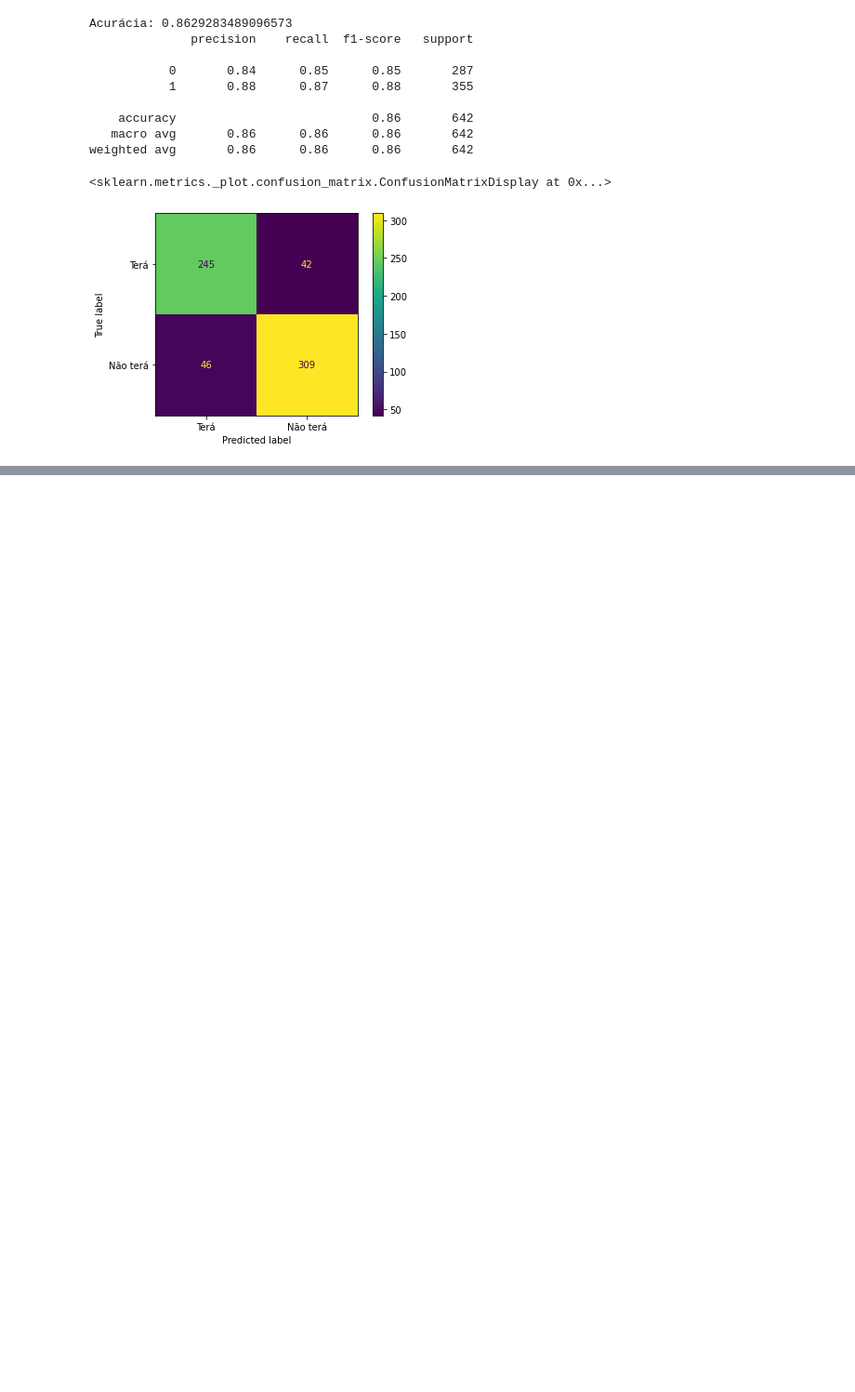
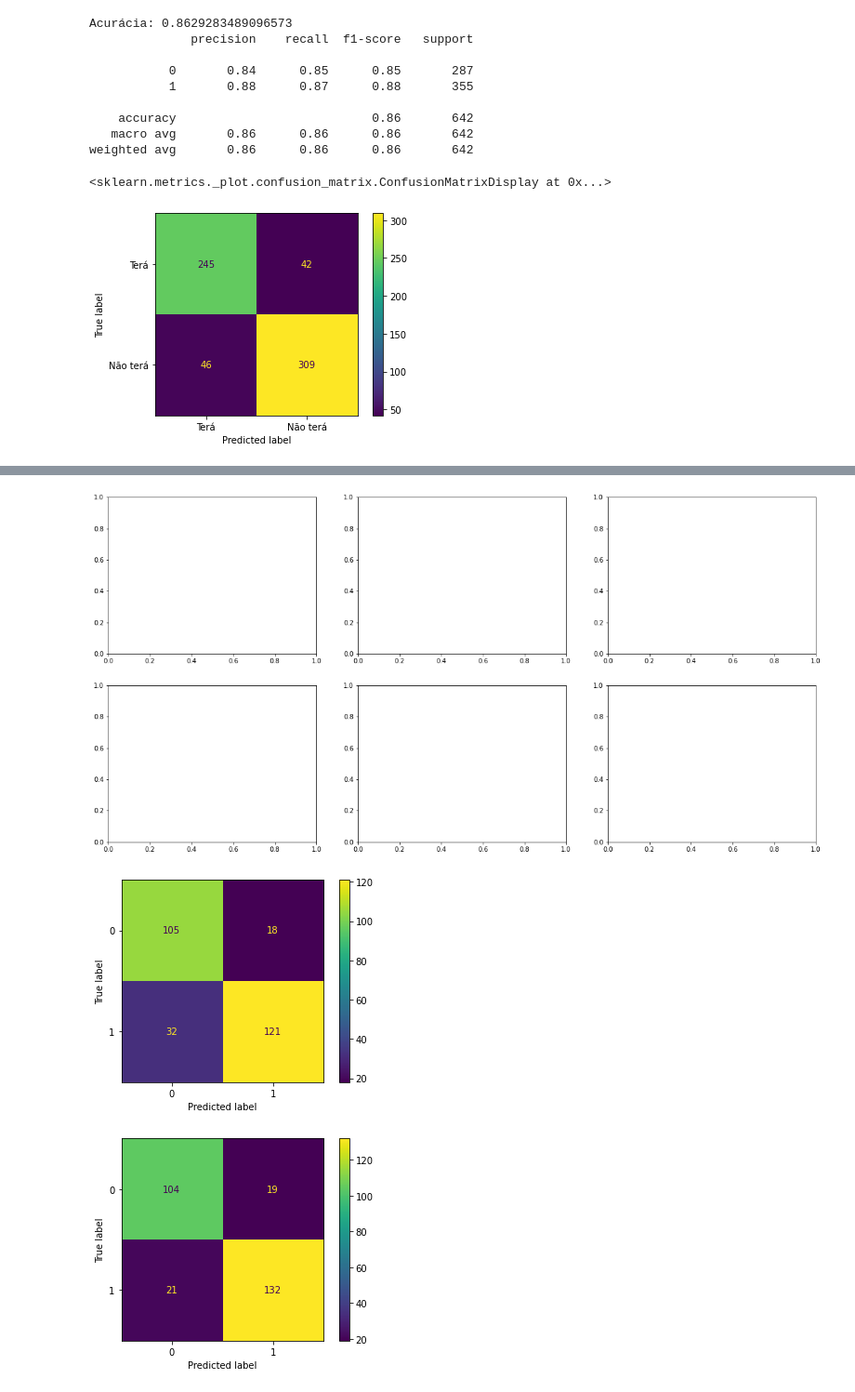
Before and after one commit to patrickpiccini/heart-failure-prediction, a Jupyter notebook: heart_failure_prediction.ipynb, the cells around one changed output, grey strips where cells are left out. Shown at 93% size. Drawn from its saved outputs; the diff is of its cells as text; code cells hidden in the pictures; blank space fills up the shorter version.

```diff
--- a/heart_failure_prediction.ipynb
+++ b/heart_failure_prediction.ipynb
@@ -452,0 +440,22 @@ A escolha da validação cruzada correta depende do conjunto de dados com o qual
+# %%
+classifiers = {'Arvore': DecisionTreeClassifier(random_state=0, max_depth=4),
+               'Rando Forest': RandomForestClassifier(max_depth= 5, random_state = SEED),
+               'Naive Bayes': GaussianNB(),
+               'Regressão Logistica': LogisticRegression(max_iter = 1000 ,random_state = 0),
+               'Gaussian': GaussianNB()
+              }
+# %%
+for c in X_train.columns:
+    if X_train[c].dtype == "object":
+        X_train[c] = X_train[c].astype('category')
+        X_train[c] = X_train[c].cat.codes
+# %%
+for clf in classifiers.items():
+    clf[1].fit(X_train, y_train)
+    preds = clf[1].predict(X_test)
+    score = accuracy_score(preds, y_test)
+    print(f'\n------{clf[0]}------')
+    print("Acurácia:",accuracy_score(y_test, preds))
+    print("Precisão:",precision_score(y_test, preds))
+    print("Recall:",recall_score(y_test, preds))
+    print("F1:",f1_score(y_test, preds))
@@ -452,0 +480,19 @@ A escolha da validação cruzada correta depende do conjunto de dados com o qual
+# %%
+preds = []
+clf_trained = []
+for clf in classifiers.items():
+    clf_atual = clf[1].fit(X_train, y_train)
+    clf_trained.append(clf_atual)
+
+    pred_atual=clf[1].predict(X_test)
+    preds.append(pred_atual)
+# %%
+fig, axes = plt.subplots(2, 3, figsize=(20, 10))
+for i in range(len(classifiers)):
+    cm = confusion_matrix(y_test, preds[i], labels=clf_trained[i].classes_)
+    disp = ConfusionMatrixDisplay(confusion_matrix=cm, display_labels=clf_trained[i].classes_)
+    disp.plot()
+# %% [output]
+[figure, added]
+[figure, added]
+[figure, added]
```
Also changed, not shown: parts of 11 cells of this notebook.
